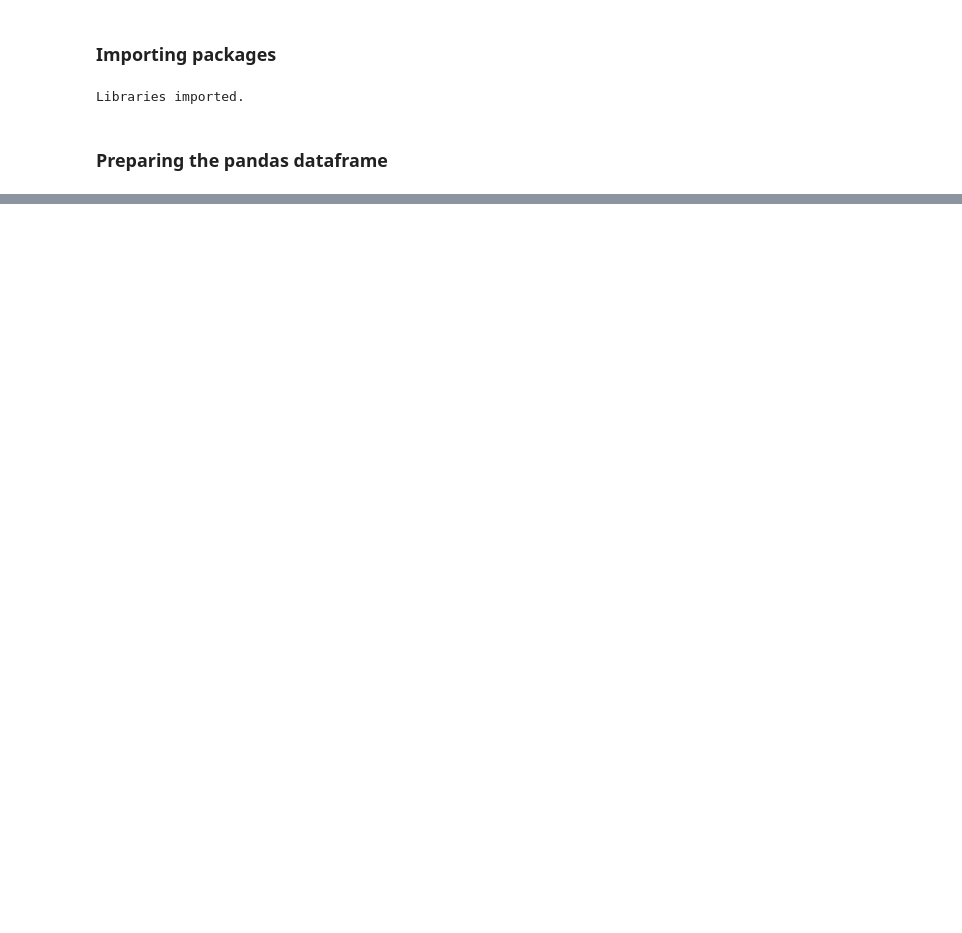
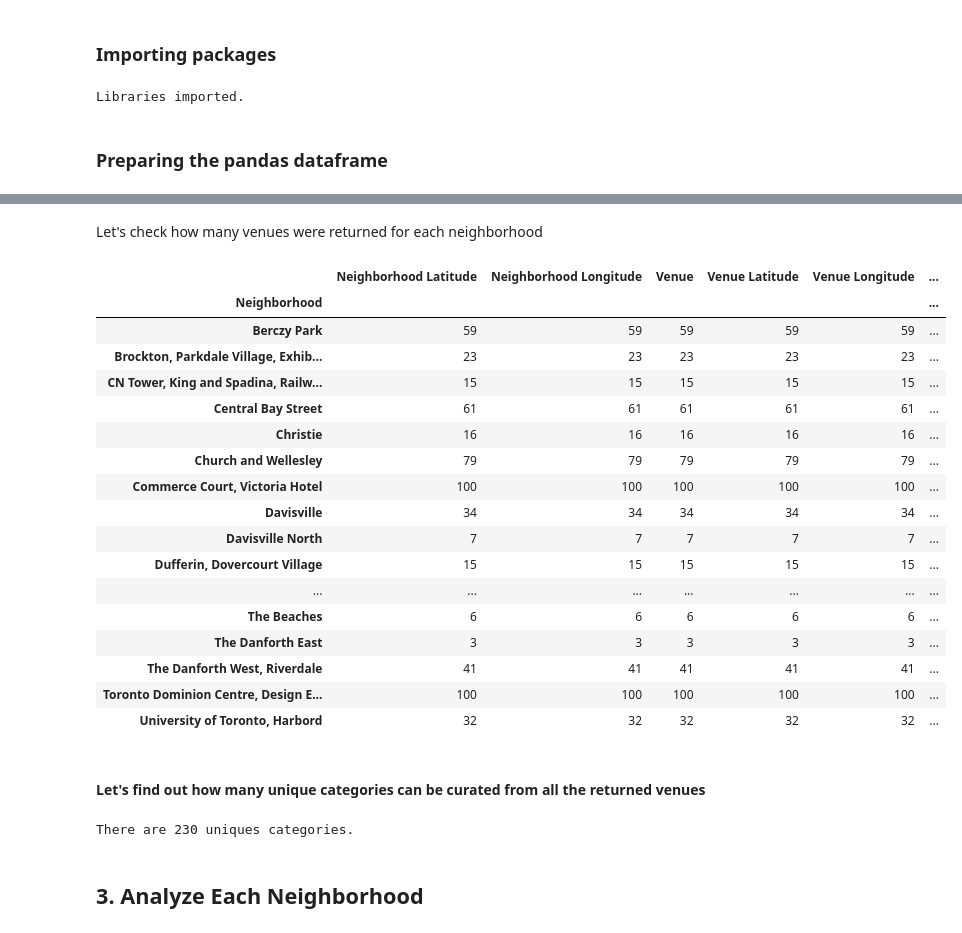
Before and after one commit to joseph-josh/Coursera_Capstone, a Jupyter notebook: scripts/python_code.ipynb, the cells around one changed output, grey strips where cells are left out. Saved outputs shown, nothing was run; the diff lists cells and outputs as text; code cells hidden in the pictures; blank space fills up the shorter version.

```diff
--- a/scripts/python_code.ipynb
+++ b/scripts/python_code.ipynb
@@ -76,0 +171,18 @@ FeatureNotFound: Couldn't find a tree builder with the features you requested: h
+# %%
+# create map of Manhattan using latitude and longitude values
+map_toronto = folium.Map(location=[latitude, longitude], zoom_start=11)
+
+# add markers to map
+for lat, lng, label in zip(toronto_data['Latitude'], toronto_data['Longitude'], toronto_data['Neighborhood']):
+    label = folium.Popup(label, parse_html=True)
+    folium.CircleMarker(
+        [lat, lng],
+        radius=5,
+        popup=label,
+        color='blue',
+        fill=True,
+        fill_color='#3186cc',
+        fill_opacity=0.7,
+        parse_html=False).add_to(map_toronto)
+
+map_toronto
@@ -76,0 +285,31 @@ FeatureNotFound: Couldn't find a tree builder with the features you requested: h
+# %% [markdown]
+Let's check how many venues were returned for each neighborhood
+# %%
+toronto_venues.groupby('Neighborhood').count()
+# %% [output]
+|  | Neighborhood Latitude | Neighborhood Longitude | Venue | Venue Latitude | Venue Longitude | ... |
+| Neighborhood |  |  |  |  |  | ... |
+| Berczy Park | 59 | 59 | 59 | 59 | 59 | ... |
+| Brockton, Parkdale Village, Exhib... | 23 | 23 | 23 | 23 | 23 | ... |
+| CN Tower, King and Spadina, Railw... | 15 | 15 | 15 | 15 | 15 | ... |
+| Central Bay Street | 61 | 61 | 61 | 61 | 61 | ... |
+| Christie | 16 | 16 | 16 | 16 | 16 | ... |
+| Church and Wellesley | 79 | 79 | 79 | 79 | 79 | ... |
+| Commerce Court, Victoria Hotel | 100 | 100 | 100 | 100 | 100 | ... |
+| Davisville | 34 | 34 | 34 | 34 | 34 | ... |
+| Davisville North | 7 | 7 | 7 | 7 | 7 | ... |
+| Dufferin, Dovercourt Village | 15 | 15 | 15 | 15 | 15 | ... |
+| ... | ... | ... | ... | ... | ... | ... |
+| The Beaches | 6 | 6 | 6 | 6 | 6 | ... |
+| The Danforth East | 3 | 3 | 3 | 3 | 3 | ... |
+| The Danforth West, Riverdale | 41 | 41 | 41 | 41 | 41 | ... |
+| Toronto Dominion Centre, Design E... | 100 | 100 | 100 | 100 | 100 | ... |
+| University of Toronto, Harbord | 32 | 32 | 32 | 32 | 32 | ... |
+# %% [markdown]
+#### Let's find out how many unique categories can be curated from all the returned venues
+# %%
+print('There are {} uniques categories.'.format(len(toronto_venues['Venue Category'].unique())))
+# %% [output]
+There are 230 uniques categories.
+# %% [markdown]
+## 3. Analyze Each Neighborhood
```
Also changed, not shown: parts of 53 cells of this notebook, 1 other file.
